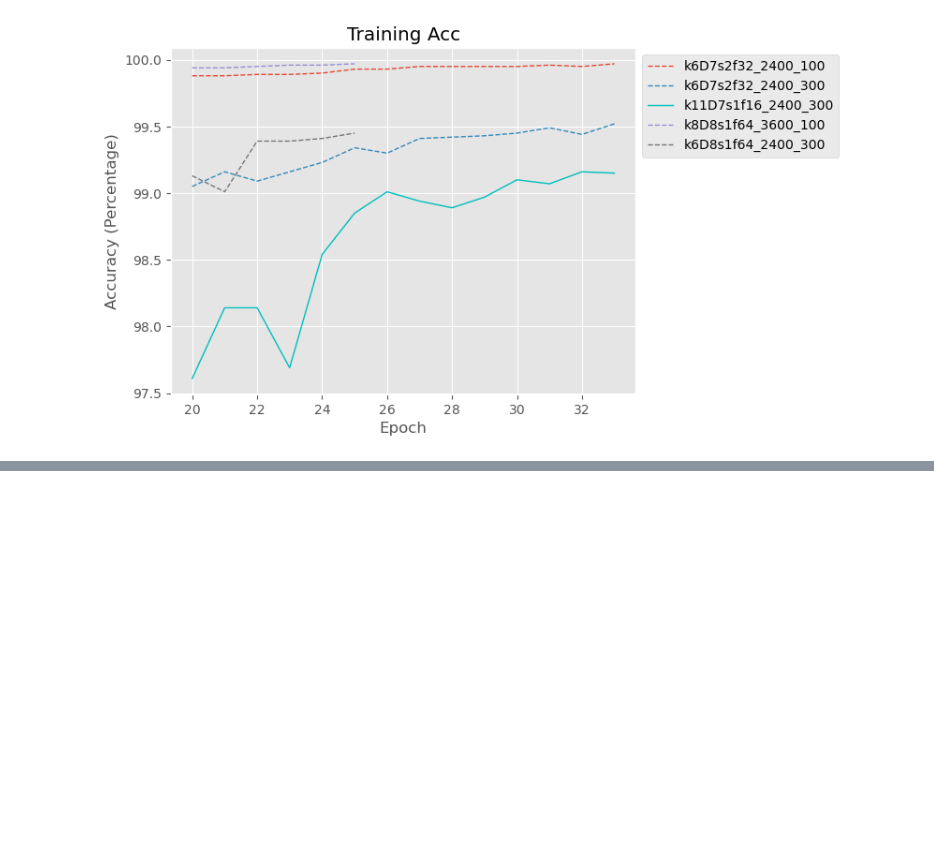
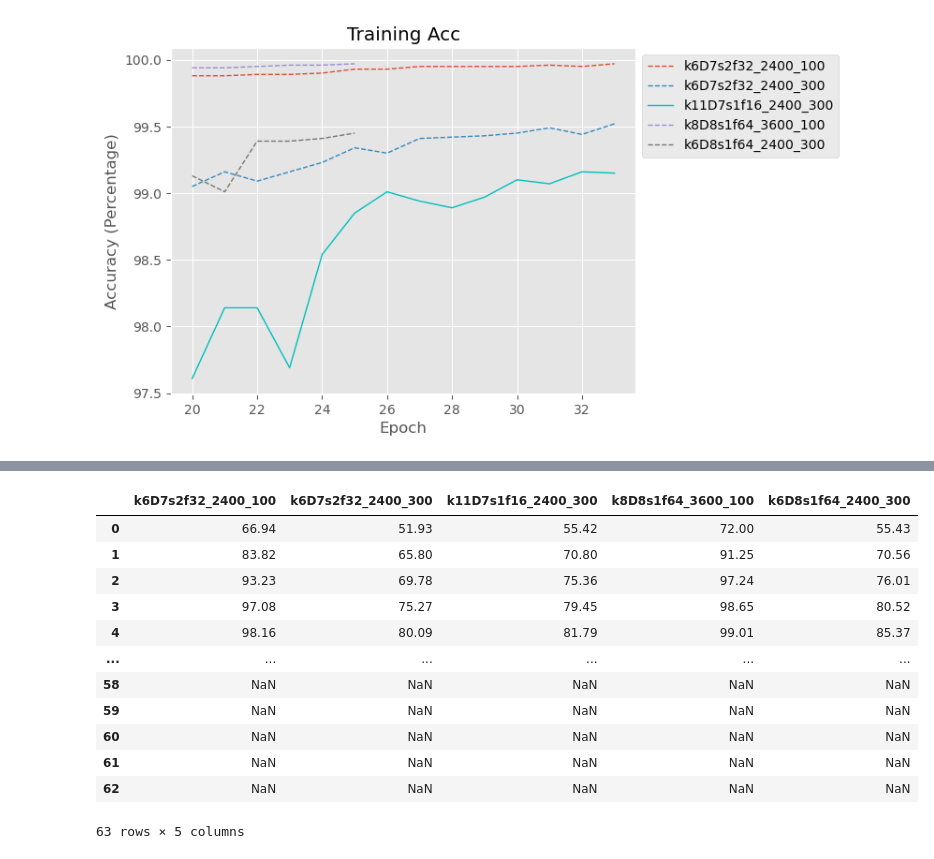
Before and after one commit to MBSMGW/CWRU_TCN, a Jupyter notebook: Plots.ipynb, the cells around one changed output, grey strips where cells are left out. Drawn from its saved outputs; the diff is of its cells as text; code cells hidden in the pictures; blank space fills up the shorter version.

```diff
--- a/Plots.ipynb
+++ b/Plots.ipynb
@@ -256,0 +485,16 @@ dtype: object
+# %%
+train_accdf.iloc[:, 0:5]
+# %% [output]
+|  | k6D7s2f32_2400_100 | k6D7s2f32_2400_300 | k11D7s1f16_2400_300 | k8D8s1f64_3600_100 | k6D8s1f64_2400_300 |
+| 0 | 66.94 | 51.93 | 55.42 | 72.00 | 55.43 |
+| 1 | 83.82 | 65.80 | 70.80 | 91.25 | 70.56 |
+| 2 | 93.23 | 69.78 | 75.36 | 97.24 | 76.01 |
+| 3 | 97.08 | 75.27 | 79.45 | 98.65 | 80.52 |
+| 4 | 98.16 | 80.09 | 81.79 | 99.01 | 85.37 |
+| ... | ... | ... | ... | ... | ... |
+| 58 | NaN | NaN | NaN | NaN | NaN |
+| 59 | NaN | NaN | NaN | NaN | NaN |
+| 60 | NaN | NaN | NaN | NaN | NaN |
+| 61 | NaN | NaN | NaN | NaN | NaN |
+| 62 | NaN | NaN | NaN | NaN | NaN |
+63 rows × 5 columns
```
Also changed, not shown: parts of 8 cells of this notebook, 1 other file.
